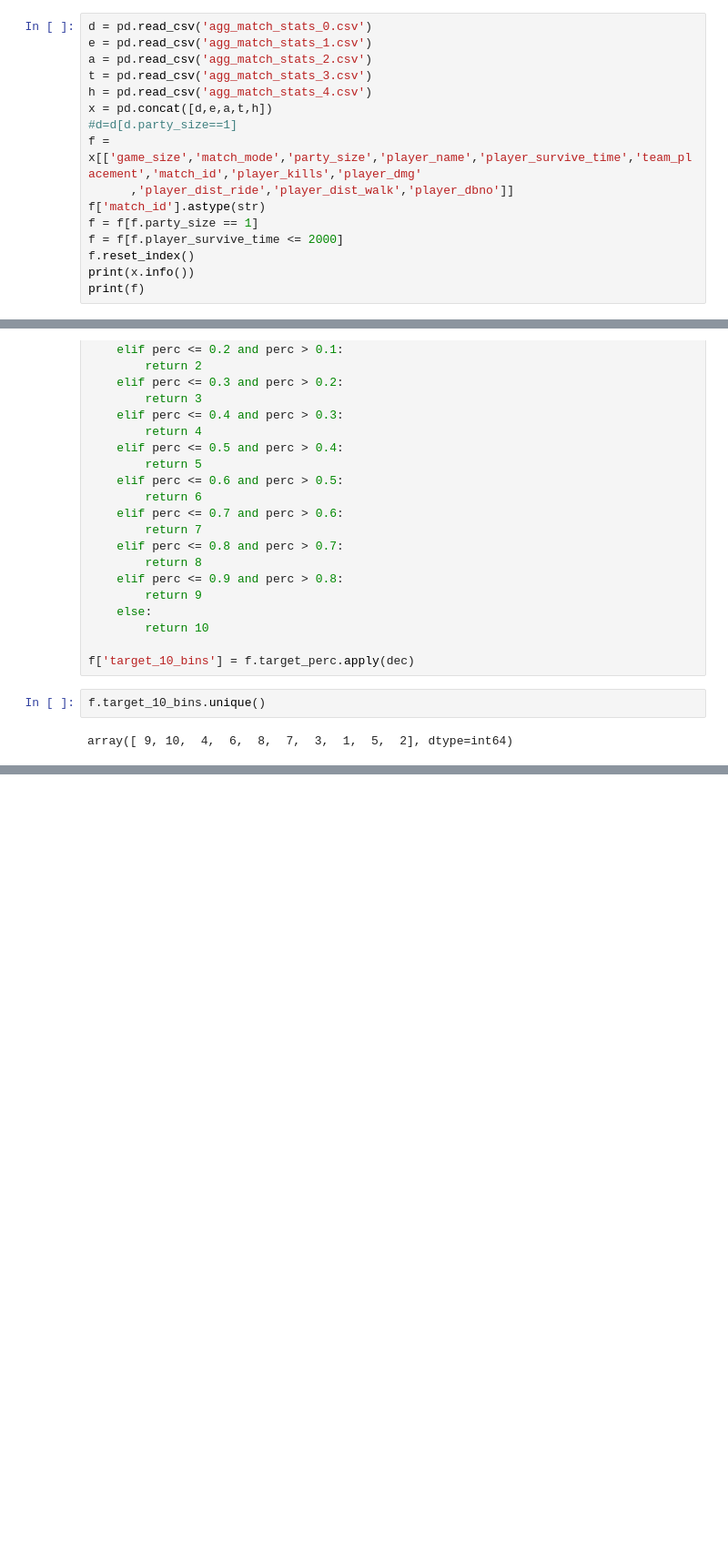
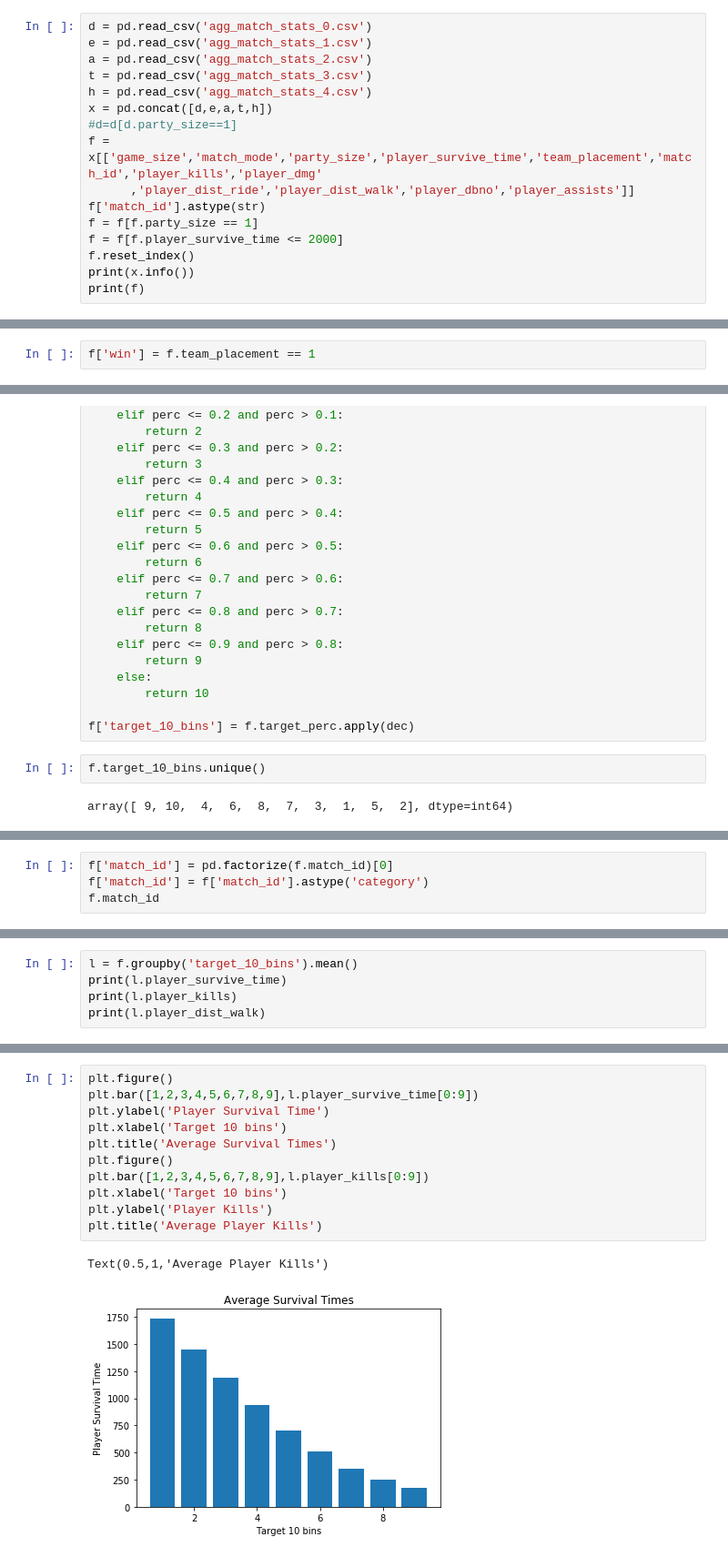
Before and after one commit to MikeSLee1738/Springboard_Projects, a Jupyter notebook: Capstone Project PUBG/Days.ipynb, the cells around one changed output, grey strips where cells are left out. Shown at 91% size. Drawn from its saved outputs; the diff is of its cells as text; blank space fills up the shorter version.

```diff
--- a/Capstone Project PUBG/Days.ipynb
+++ b/Capstone Project PUBG/Days.ipynb
@@ -20,8 +46,8 @@ t = pd.read_csv('agg_match_stats_3.csv')
 h = pd.read_csv('agg_match_stats_4.csv')
 x = pd.concat([d,e,a,t,h])
 #d=d[d.party_size==1]
-f = x[['game_size','match_mode','party_size','player_name','player_survive_time','team_placement','match_id','player_kills','player_dmg'
-      ,'player_dist_ride','player_dist_walk','player_dbno']]
+f = x[['game_size','match_mode','party_size','player_survive_time','team_placement','match_id','player_kills','player_dmg'
+      ,'player_dist_ride','player_dist_walk','player_dbno','player_assists']]
 f['match_id'].astype(str)
 f = f[f.party_size == 1]
 f = f[f.player_survive_time <= 2000]
@@ -106,3 +77,5 @@ plt.show()
+# %%
+f['win'] = f.team_placement == 1
 # %%
 f['target_perc'] = f.team_placement / f.game_size
 # %%
@@ -369,0 +116,4 @@ Accuracy on test data:     0.99
+# %%
+f['match_id'] = pd.factorize(f.match_id)[0]
+f['match_id'] = f['match_id'].astype('category')
+f.match_id
@@ -369,0 +166,5 @@ Accuracy on test data:     0.99
+# %%
+l = f.groupby('target_10_bins').mean()
+print(l.player_survive_time)
+print(l.player_kills)
+print(l.player_dist_walk)
@@ -369,0 +212,14 @@ Accuracy on test data:     0.99
+# %%
+plt.figure()
+plt.bar([1,2,3,4,5,6,7,8,9],l.player_survive_time[0:9])
+plt.ylabel('Player Survival Time')
+plt.xlabel('Target 10 bins')
+plt.title('Average Survival Times')
+plt.figure()
+plt.bar([1,2,3,4,5,6,7,8,9],l.player_kills[0:9])
+plt.xlabel('Target 10 bins')
+plt.ylabel('Player Kills')
+plt.title('Average Player Kills')
+# %% [output]
+Text(0.5,1,'Average Player Kills')
+[figure, added]
```
Also changed, not shown: parts of 100 cells of this notebook, 2 other files.
